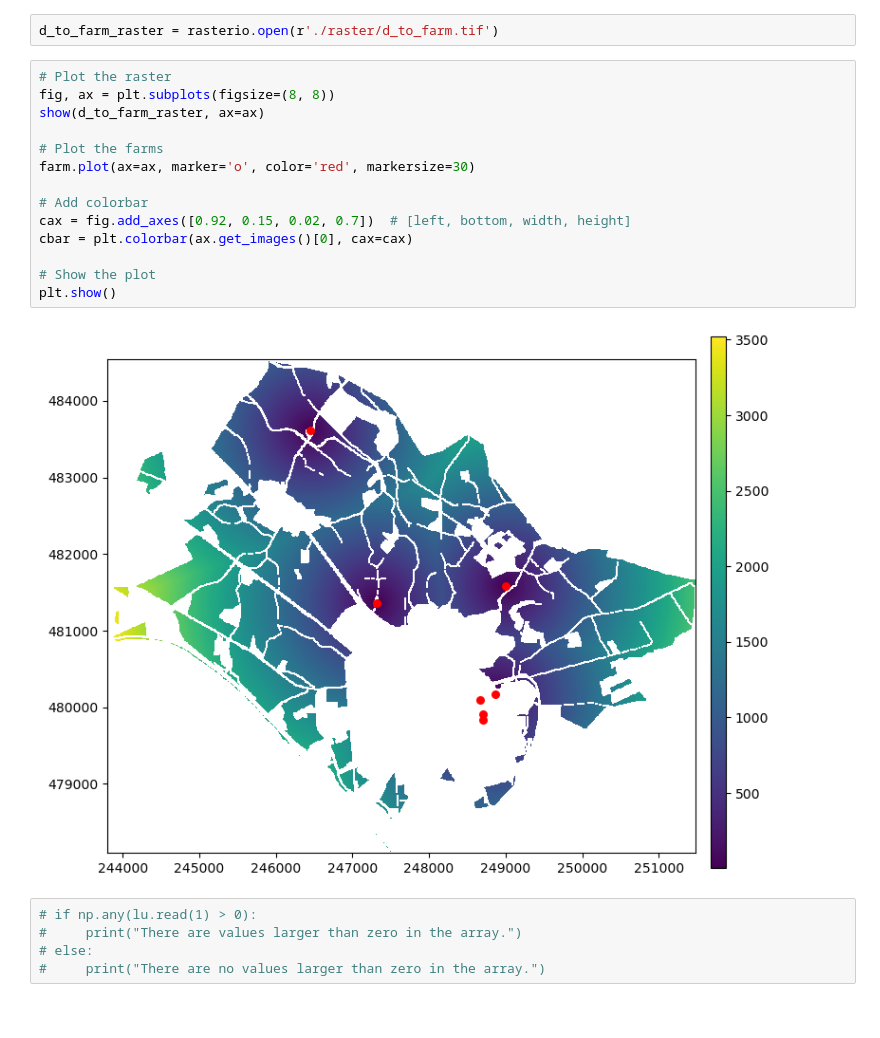
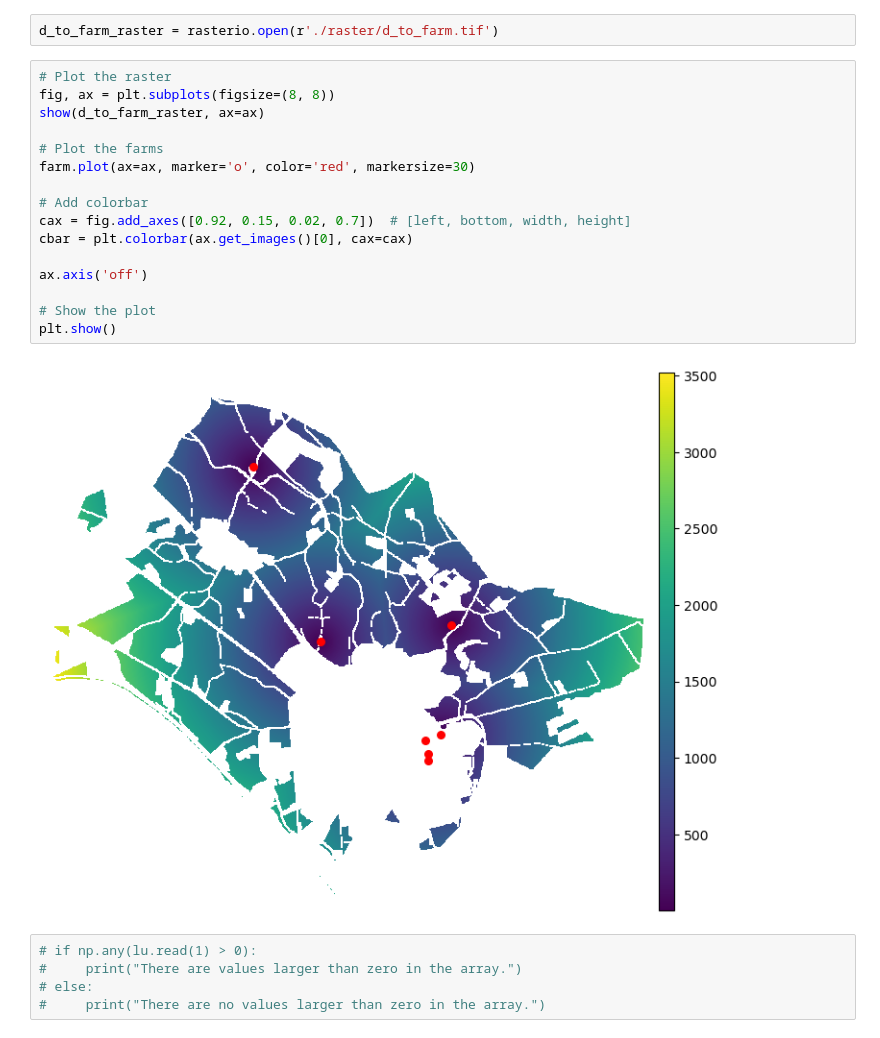
Before and after one commit to springonions-87/bioze_digital_mapping_tool, a Jupyter notebook: fuzzy.ipynb, the cells around one changed output. Cells and saved outputs as stored; diff of their text form.

```diff
--- a/fuzzy.ipynb
+++ b/fuzzy.ipynb
@@ -202,19 +199,21 @@ d_to_farm_raster = rasterio.open(r'./raster/d_to_farm.tif')
 # %%
 # Plot the raster
 fig, ax = plt.subplots(figsize=(8, 8))
 show(d_to_farm_raster, ax=ax)
 
 # Plot the farms
 farm.plot(ax=ax, marker='o', color='red', markersize=30)
 
 # Add colorbar
 cax = fig.add_axes([0.92, 0.15, 0.02, 0.7])  # [left, bottom, width, height]
 cbar = plt.colorbar(ax.get_images()[0], cax=cax)
 
+ax.axis('off')
+
 # Show the plot
 plt.show()
 # %% [output]
-[figure, old version]
+[figure, new version]
 # %%
 # if np.any(lu.read(1) > 0):
 #     print("There are values larger than zero in the array.")
```
Also changed, not shown: parts of 7 cells of this notebook.
